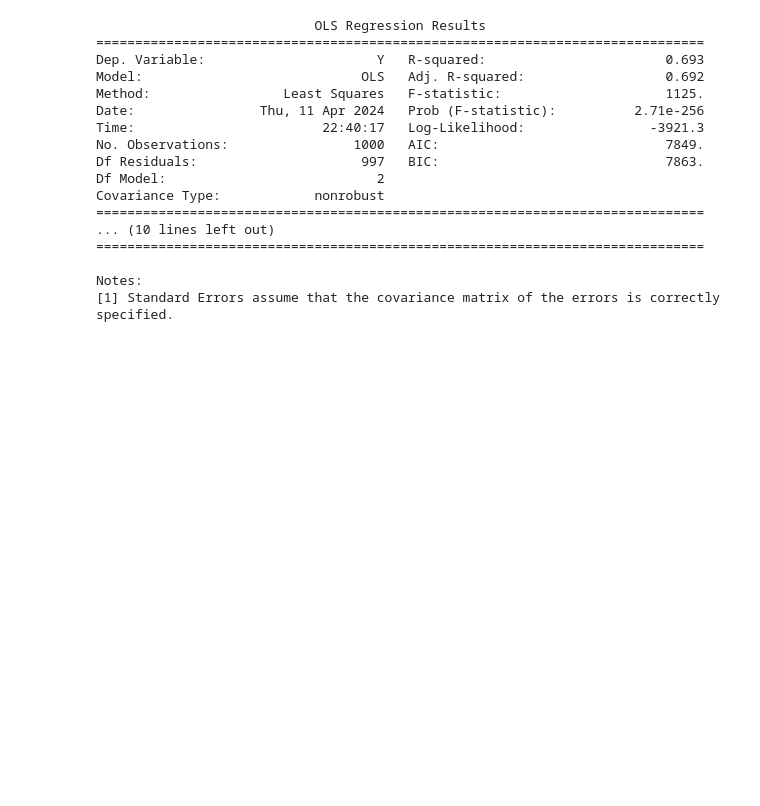
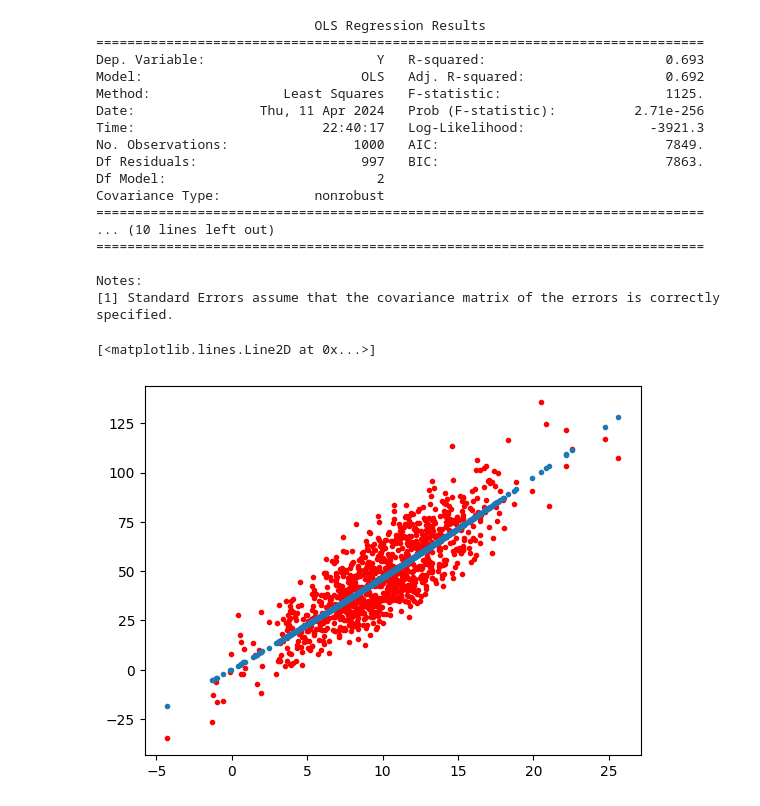
Before and after one commit to alfa7g7/Analisis-Cuantitativo-1er-semestre, a Jupyter notebook: examen-1.ipynb, the cells around one changed output. Saved outputs shown, nothing was run; the diff lists cells and outputs as text; code cells hidden in the pictures; blank space fills up the shorter version.

```diff
--- a/examen-1.ipynb
+++ b/examen-1.ipynb
@@ -352,3 +352,11 @@ Covariance Type:            nonrobust
 
 Notes:
 [1] Standard Errors assume that the covariance matrix of the errors is correctly specified.
+# %%
+# Graficando el modelo respuesta
+
+plt.plot(X_modelo2.X, Y_modelo2, '.', color="red")
+plt.plot(X_modelo2.X, resultados2.fittedvalues, '.')
+# %% [output]
+[<matplotlib.lines.Line2D at 0x...>]
+[figure, added]
```
